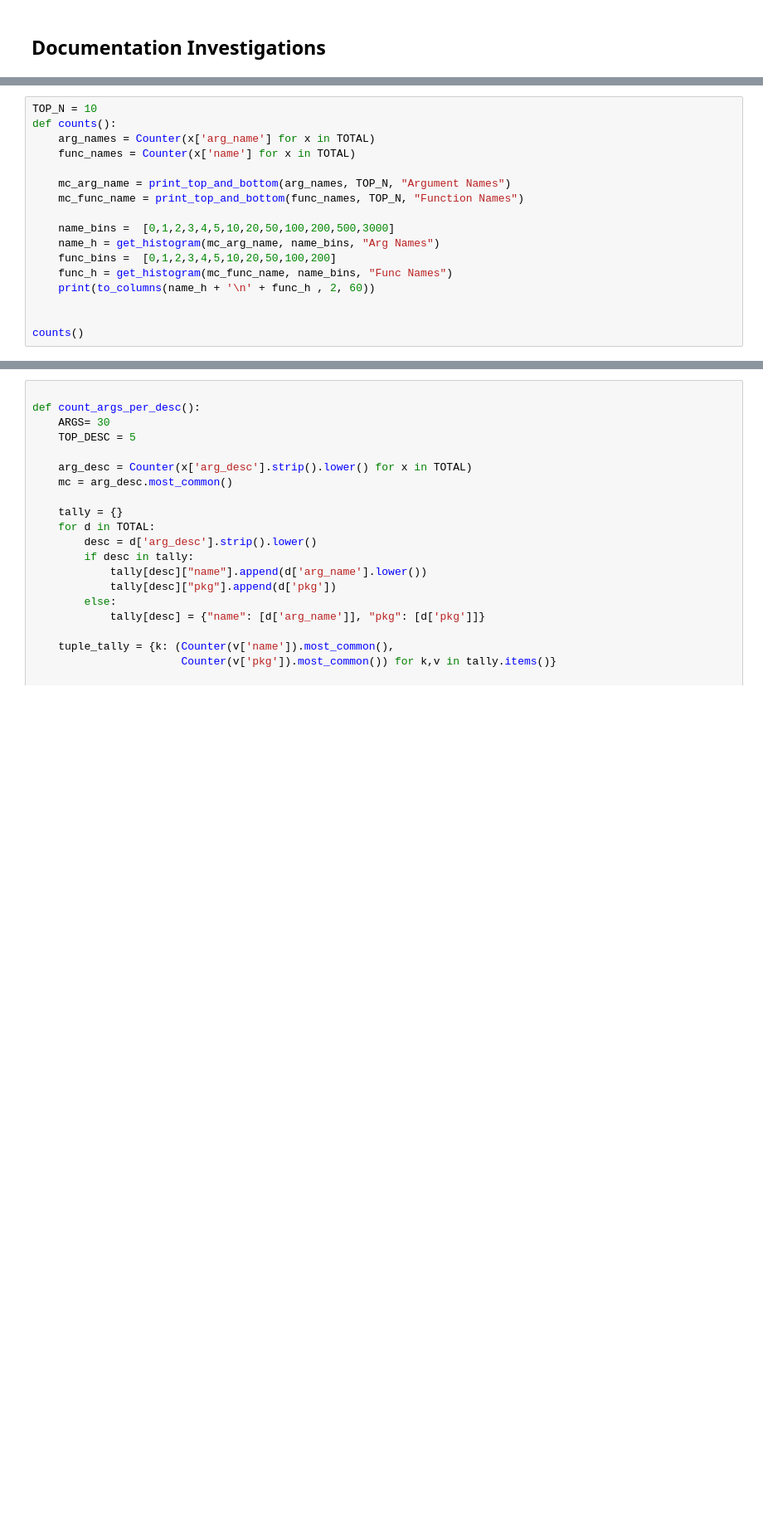
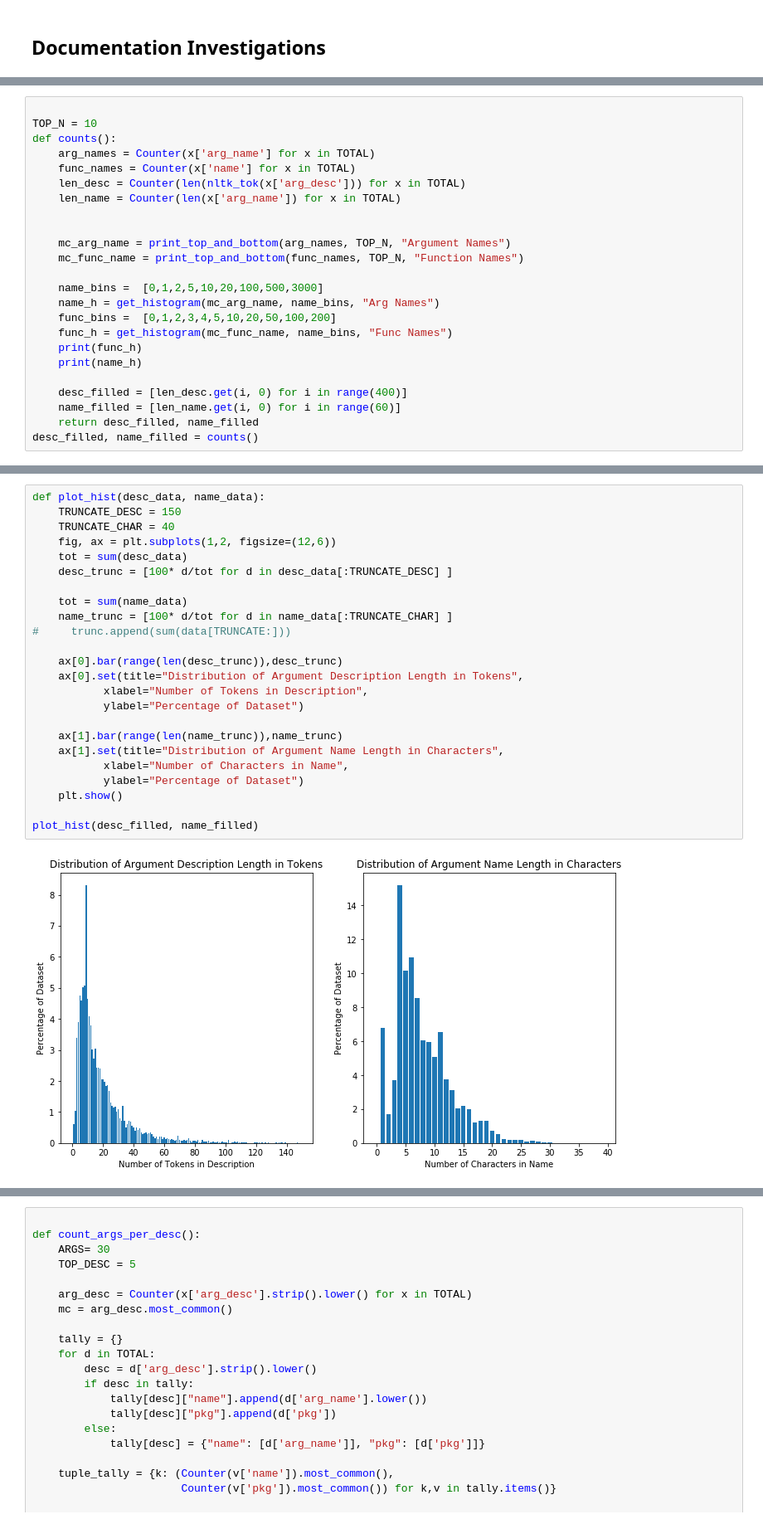
Before and after one commit to cdmatters/automatic_documentation, a Jupyter notebook: DataExplore.ipynb, the cells around one changed output, grey strips where cells are left out. Shown at 83% size. Saved outputs shown, nothing was run; the diff lists cells and outputs as text; blank space fills up the shorter version.

```diff
--- a/DataExplore.ipynb
+++ b/DataExplore.ipynb
@@ -86,22 +251,29 @@ def get_histogram(counter, bins, name):
         lines.append("\n")
     return "".join(lines)
 # %%
+
 TOP_N = 10
 def counts():
     arg_names = Counter(x['arg_name'] for x in TOTAL)
     func_names = Counter(x['name'] for x in TOTAL)
+    len_desc = Counter(len(nltk_tok(x['arg_desc'])) for x in TOTAL)
+    len_name = Counter(len(x['arg_name']) for x in TOTAL)
+
 
     mc_arg_name = print_top_and_bottom(arg_names, TOP_N, "Argument Names")
     mc_func_name = print_top_and_bottom(func_names, TOP_N, "Function Names")
 
-    name_bins =  [0,1,2,3,4,5,10,20,50,100,200,500,3000]
+    name_bins =  [0,1,2,5,10,20,100,500,3000]
     name_h = get_histogram(mc_arg_name, name_bins, "Arg Names")
     func_bins =  [0,1,2,3,4,5,10,20,50,100,200]
     func_h = get_histogram(mc_func_name, name_bins, "Func Names")
-    print(to_columns(name_h + '\n' + func_h , 2, 60))
+    print(func_h)
+    print(name_h)
 
-
-counts()
+    desc_filled = [len_desc.get(i, 0) for i in range(400)]
+    name_filled = [len_name.get(i, 0) for i in range(60)]
+    return desc_filled, name_filled
+desc_filled, name_filled = counts()
 # %% [output]
 TOP 10 Argument Names              BOTTOM 10 Argument Names
 1. ('name', 1917)                  1. ('partial_args', 1)
@@ -123,3 +295,29 @@ TOP 10 Argument Names              BOTTOM 10 Argument Names
+# %%
+def plot_hist(desc_data, name_data):
+    TRUNCATE_DESC = 150
+    TRUNCATE_CHAR = 40
+    fig, ax = plt.subplots(1,2, figsize=(12,6))
+    tot = sum(desc_data)
+    desc_trunc = [100* d/tot for d in desc_data[:TRUNCATE_DESC] ]
+
+    tot = sum(name_data)
+    name_trunc = [100* d/tot for d in name_data[:TRUNCATE_CHAR] ]
+#     trunc.append(sum(data[TRUNCATE:]))
+
+    ax[0].bar(range(len(desc_trunc)),desc_trunc)
+    ax[0].set(title="Distribution of Argument Description Length in Tokens",
+           xlabel="Number of Tokens in Description",
+           ylabel="Percentage of Dataset")
+
+    ax[1].bar(range(len(name_trunc)),name_trunc)
+    ax[1].set(title="Distribution of Argument Name Length in Characters",
+           xlabel="Number of Characters in Name",
+           ylabel="Percentage of Dataset")
+    plt.show()
+
+plot_hist(desc_filled, name_filled)
+# %% [output]
+[figure, added]
 # %%
 TOP_N = 20
 def check_for_duplicates():
```
Also changed, not shown: parts of 15 cells of this notebook, 4 other files.
